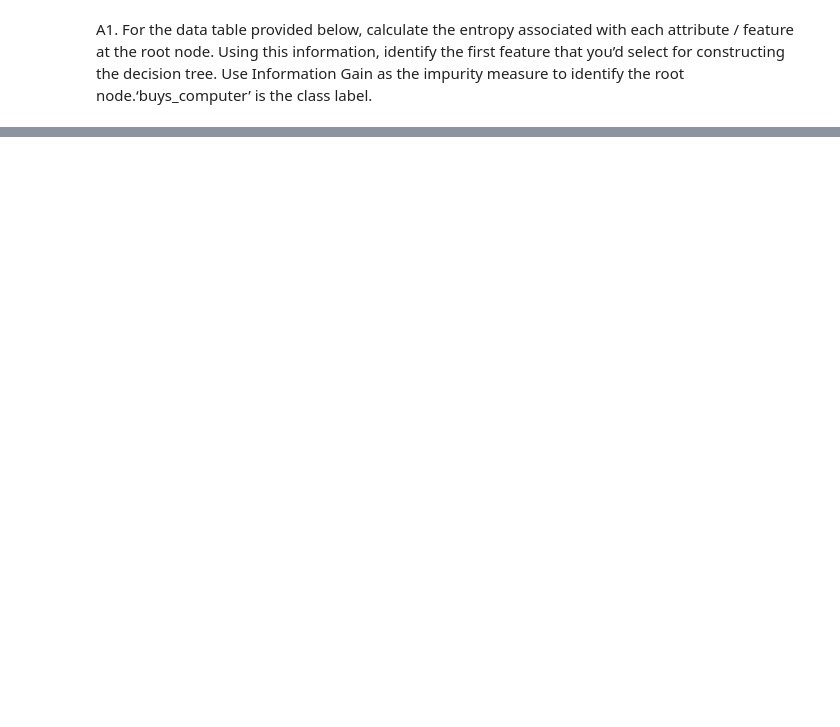
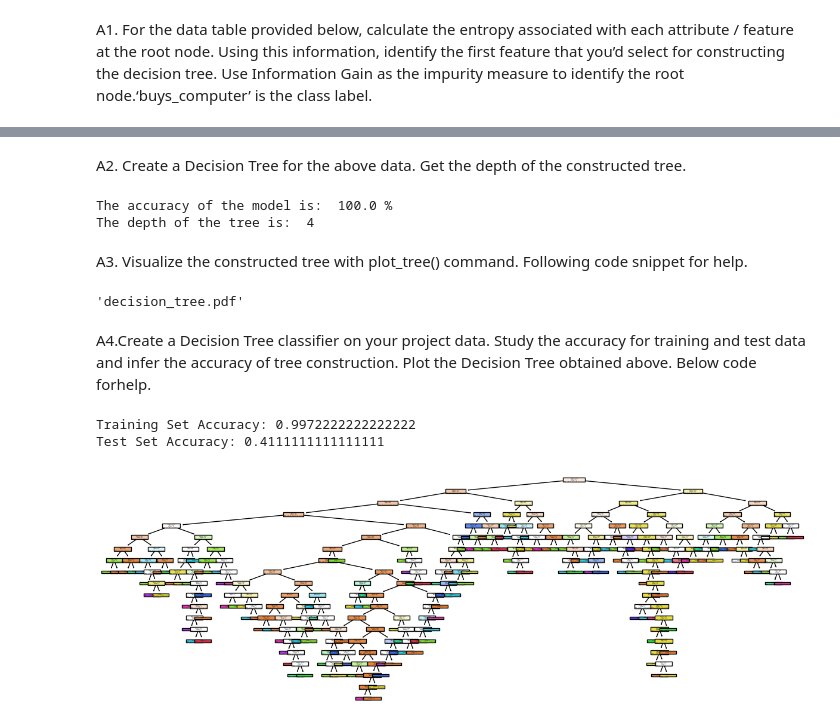
Before and after one commit to SiddhantAshwani2536/MachineLearning, a Jupyter notebook: CSE21189_LAB04.ipynb, the cells around one changed output, grey strips where cells are left out. Drawn from its saved outputs; the diff is of its cells as text; code cells hidden in the pictures; blank space fills up the shorter version.

```diff
--- a/CSE21189_LAB04.ipynb
+++ b/CSE21189_LAB04.ipynb
@@ -142,0 +104,57 @@ The root node is: age with information gain 0.2467
+# %% [markdown]
+A2. Create a Decision Tree for the above data. Get the depth of the constructed tree.
+# %%
+#Data splitting into 2 parts training and testing along with feature vectors and target attributes
+X = df.drop('buys_computer',axis=1)
+#separating the target attribute column
+Y = df['buys_computer']
+encode = pd.get_dummies(X,columns=['age', 'income', 'student', 'credit_rating'])
+#Converting the data into one-hot encoded version
+#splitting of code into train and set using train_test_split
+X_train,X_test,Y_train,Y_test = train_test_split(encode,Y,test_size=0.2)
+#creating and fitting the decsion tree classifier. Using the training values to make the decision tree
+model = DecisionTreeClassifier()
+model.fit(X_train,Y_train)
+accuracy = model.score(X_test,Y_test)
+print("The accuracy of the model is: ",accuracy * 100,"%" )
+#finding depth of the model
+print("The depth of the tree is: ",model.get_depth())
+# %% [output]
+The accuracy of the model is:  100.0 %
+The depth of the tree is:  4
+# %% [markdown]
+A3. Visualize the constructed tree with plot_tree() command. Following code snippet for help.
+# %%
+model.fit(X_train, Y_train)
+dot_data = tree.export_graphviz(model, out_file=None, filled=True)
+graph = graphviz.Source(dot_data)
+graph.render("decision_tree")  # Save the decision tree as a PDF file
+graph.view()  # Open the decision tree in a viewer
+# %% [output]
+'decision_tree.pdf'
+# %% [markdown]
+A4.Create a Decision Tree classifier on your project data. Study the accuracy for training and test data and infer the accuracy of tree construction. Plot the Decision Tree obtained above. Below code forhelp.
+# %%
+df1=pd.read_excel(r"/content/embeddingsdata.xlsx")
+df=pd.DataFrame(df1)
+X=df.drop('Label',axis=1)
+Y=df['Label']
+X_train,X_test,Y_train,Y_test = train_test_split(X,Y,test_size=0.2)
+# Create the Decision Tree classifier
+model = DecisionTreeClassifier()
+# Fit the model on the training data
+model.fit(X_train, Y_train)
+# Calculate the accuracy for the training set
+train_accuracy = model.score(X_train, Y_train)
+print("Training Set Accuracy:", train_accuracy)
+# Calculate the accuracy for the test set
+test_accuracy = model.score(X_test,Y_test)
+print("Test Set Accuracy:", test_accuracy)
+# Plot the Decision Tree
+plt.figure(figsize=(15, 5))
+tree.plot_tree(model, filled=True)
+plt.show()
+# %% [output]
+Training Set Accuracy: 0.9972222222222222
+Test Set Accuracy: 0.4111111111111111
+[figure, added]
```
Also changed, not shown: parts of 17 cells of this notebook.
